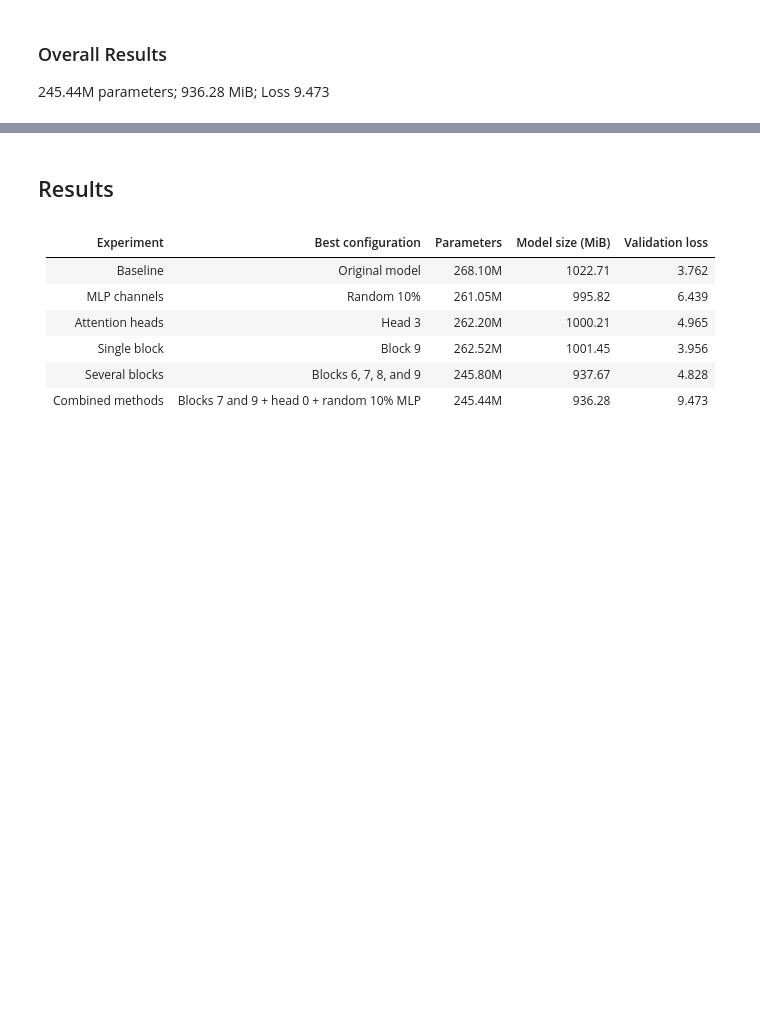
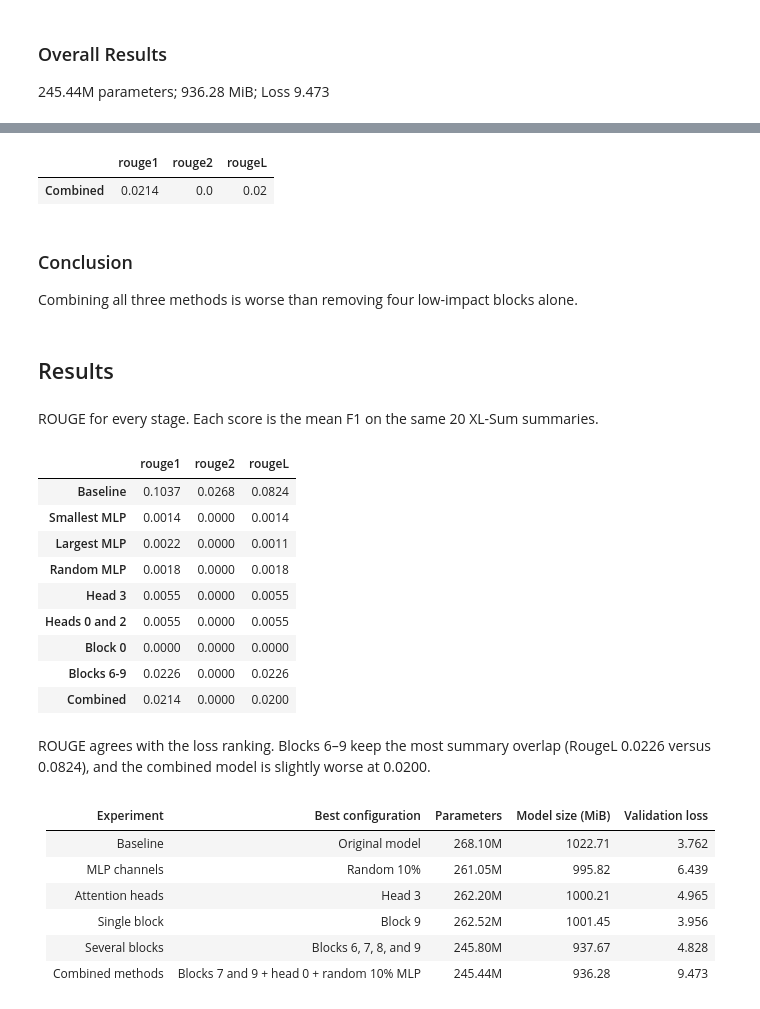
Before and after one commit to luftboud/small-LLM, a Jupyter notebook: notebooks/03-pruning-notebook.ipynb, the cells around one changed output, grey strips where cells are left out. Saved outputs shown, nothing was run; the diff lists cells and outputs as text; code cells hidden in the pictures; blank space fills up the shorter version.

Commit message:
feat: add rouge metric to pruning

```diff
--- a/notebooks/03-pruning-notebook.ipynb
+++ b/notebooks/03-pruning-notebook.ipynb
@@ -459,3 +585,10 @@ pruned_model_head02 = prune_heads(model, [0, 2])
 print("Pruned (deleted head: [0, 2]):  ", evaluate_model(pruned_model_head02, tokenizer))
 # %% [output]
 Pruned (deleted head: [0, 2]):   {'loss': 13.903848714339134}
+# %%
+rouge_head3 = evaluate_rouge(prune_heads(model, [0, 2]))
+rouge_heads_02 = evaluate_rouge(pruned_model_head02)
+pd.DataFrame(
+    [rouge_head3, rouge_heads_02],
+    index=["Head 3", "Heads 0 and 2"],
+).round(4)
@@ -506,0 +644,3 @@ print(f"{model_size_mb(pruned_model5)} MB model size")
+# %%
+rouge_block0 = evaluate_rouge(pruned_model5)
+pd.DataFrame([rouge_block0], index=["Block 0"]).round(4)
@@ -557,0 +701,3 @@ print(f"{model_size_mb(pruned_model_blocks)} MB model size")
+# %%
+rouge_blocks_6789 = evaluate_rouge(pruned_model_blocks)
+pd.DataFrame([rouge_blocks_6789], index=["Blocks 6-9"]).round(4)
@@ -623,5 +769,55 @@ print(f"{model_size_mb(fully_pruned_model2)} MB model size")
+# %%
+rouge_combined = evaluate_rouge(fully_pruned_model2)
+pd.DataFrame([rouge_combined], index=["Combined"]).round(4)
+# %% [output]
+|  | rouge1 | rouge2 | rougeL |
+| Combined | 0.0214 | 0.0 | 0.02 |
+# %% [markdown]
+### Conclusion
+Combining all three methods is worse than removing four low-impact blocks alone.
 # %% [markdown]
 ## Results
+# %% [markdown]
+ROUGE for every stage. Each score is the mean F1 on the same 20 XL-Sum summaries.
+# %%
+rouge_table = pd.DataFrame(
+    [
+        baseline_rouge,
+        rouge_smallest,
+        rouge_largest,
+        rouge_random,
+        rouge_head3,
+        rouge_heads_02,
+        rouge_block0,
+        rouge_blocks_6789,
+        rouge_combined,
+    ],
+    index=[
+        "Baseline",
+        "Smallest MLP",
+        "Largest MLP",
+        "Random MLP",
+        "Head 3",
+        "Heads 0 and 2",
+        "Block 0",
+        "Blocks 6-9",
+        "Combined",
+    ],
+)
+rouge_table.round(4)
+# %% [output]
+|  | rouge1 | rouge2 | rougeL |
+| Baseline | 0.1037 | 0.0268 | 0.0824 |
+| Smallest MLP | 0.0014 | 0.0000 | 0.0014 |
+| Largest MLP | 0.0022 | 0.0000 | 0.0011 |
+| Random MLP | 0.0018 | 0.0000 | 0.0018 |
+| Head 3 | 0.0055 | 0.0000 | 0.0055 |
+| Heads 0 and 2 | 0.0055 | 0.0000 | 0.0055 |
+| Block 0 | 0.0000 | 0.0000 | 0.0000 |
+| Blocks 6-9 | 0.0226 | 0.0000 | 0.0226 |
+| Combined | 0.0214 | 0.0000 | 0.0200 |
+# %% [markdown]
+ROUGE agrees with the loss ranking. Blocks 6–9 keep the most summary overlap (RougeL 0.0226 versus 0.0824), and the combined model is slightly worse at 0.0200.
 # %% [markdown]
 | Experiment | Best configuration | Parameters | Model size (MiB) | Validation loss |
 |---|---|---:|---:|---:|
```
Also changed, not shown: parts of 31 cells of this notebook, 2 other files.
